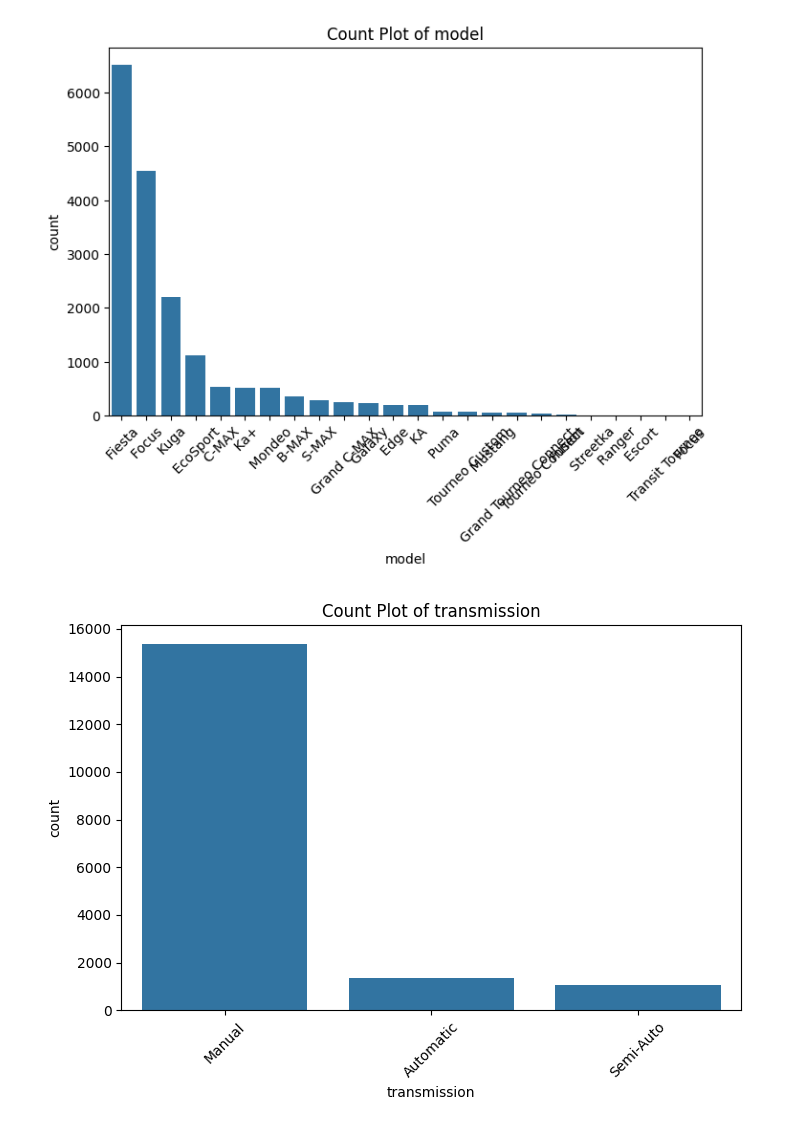
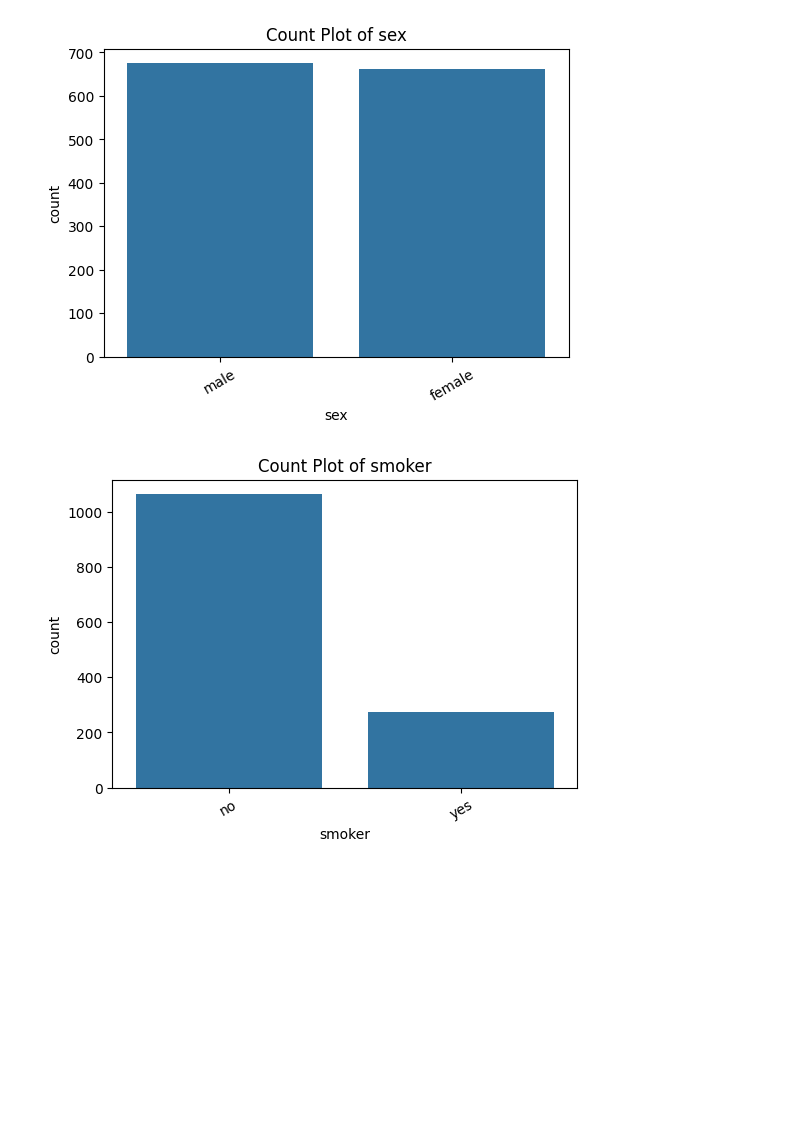
Before and after one commit to purvakose96/task18, a Jupyter notebook: Untitled4.ipynb, the cells around one changed output. Cells and saved outputs as stored; diff of their text form; code cells hidden in the pictures; blank space fills up the shorter version.

```diff
--- a/Untitled4.ipynb
+++ b/Untitled4.ipynb
@@ -14,5 +14,5 @@ Saving ford_car_dataset.csv to ford_car_dataset.csv
 # %%
-filepath = "/content/ford_car_dataset.csv"
+filepath = "/content/insurance - insurance.csv"
 df = pd.read_csv(filepath)
 df.head(10)
 # %% [output]
@@ -131,7 +123,7 @@ dtype: int64
 # %%
 import matplotlib.pyplot as plt
 
-numeric_cols = ['year', 'price', 'mileage', 'tax', 'mpg', 'engineSize']
+numeric_cols = ['age','bmi','children','expenses']
 
 for col in numeric_cols:
     plt.figure(figsize=(5,4))
@@ -150,14 +140,14 @@ for col in numeric_cols:
 # %%
 import seaborn as sns
 
-categorical_cols = ['model', 'transmission', 'fuelType']
+categorical_cols = ['sex','smoker','region']
 
 for col in categorical_cols:
-    plt.figure(figsize=(8,5))
+    plt.figure(figsize=(6,4))
     sns.countplot(x=col, data=df, order=df[col].value_counts().index)
-    plt.xticks(rotation=45)
     plt.title(f'Count Plot of {col}')
+    plt.xticks(rotation=30)
     plt.show()
 # %% [output]
-[figure, old version]
+[figure, new version]
-[figure, old version]
+[figure, new version]
```
Also changed, not shown: parts of 22 cells of this notebook.
